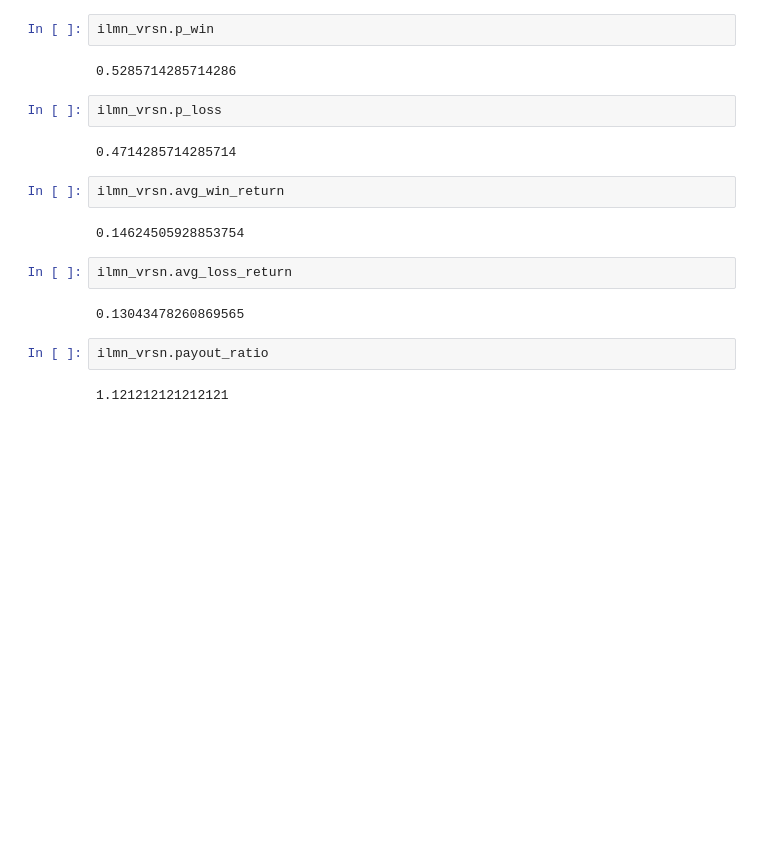
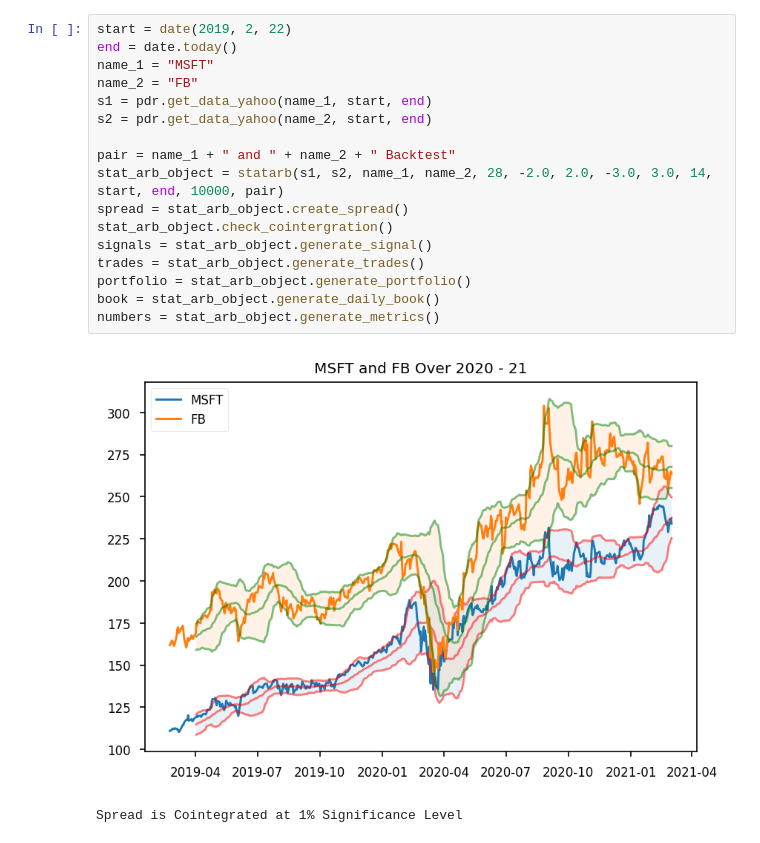
Before and after one commit to samdelaney42/Stat_Arb_with_K_Means, a Jupyter notebook: notebooks/stat_arb_backtest.ipynb, the cells around one changed output. Drawn from its saved outputs; the diff is of its cells as text; blank space fills up the shorter version.

Commit message:
MSFT_FB Backtest

```diff
--- a/notebooks/stat_arb_backtest.ipynb
+++ b/notebooks/stat_arb_backtest.ipynb
@@ -412,20 +479,20 @@ ilmn_vrsn.wl_ratio
-# %%
-ilmn_vrsn.p_win
-# %% [output]
-0.5285714285714286
-# %%
-ilmn_vrsn.p_loss
-# %% [output]
-0.4714285714285714
-# %%
-ilmn_vrsn.avg_win_return
-# %% [output]
-0.14624505928853754
-# %%
-ilmn_vrsn.avg_loss_return
-# %% [output]
-0.13043478260869565
-# %%
-ilmn_vrsn.payout_ratio
-# %% [output]
-1.121212121212121
+# %%
+start = date(2019, 2, 22)
+end = date.today()
+name_1 = "MSFT"
+name_2 = "FB"
+s1 = pdr.get_data_yahoo(name_1, start, end)
+s2 = pdr.get_data_yahoo(name_2, start, end)
+
+pair = name_1 + " and " + name_2 + " Backtest"
+stat_arb_object = statarb(s1, s2, name_1, name_2, 28, -2.0, 2.0, -3.0, 3.0, 14, start, end, 10000, pair)
+spread = stat_arb_object.create_spread()
+stat_arb_object.check_cointergration()
+signals = stat_arb_object.generate_signal()
+trades = stat_arb_object.generate_trades()
+portfolio = stat_arb_object.generate_portfolio()
+book = stat_arb_object.generate_daily_book()
+numbers = stat_arb_object.generate_metrics()
+# %% [output]
+[figure, added]
+Spread is Cointegrated at 1% Significance Level
```
Also changed, not shown: parts of 19 cells of this notebook.
